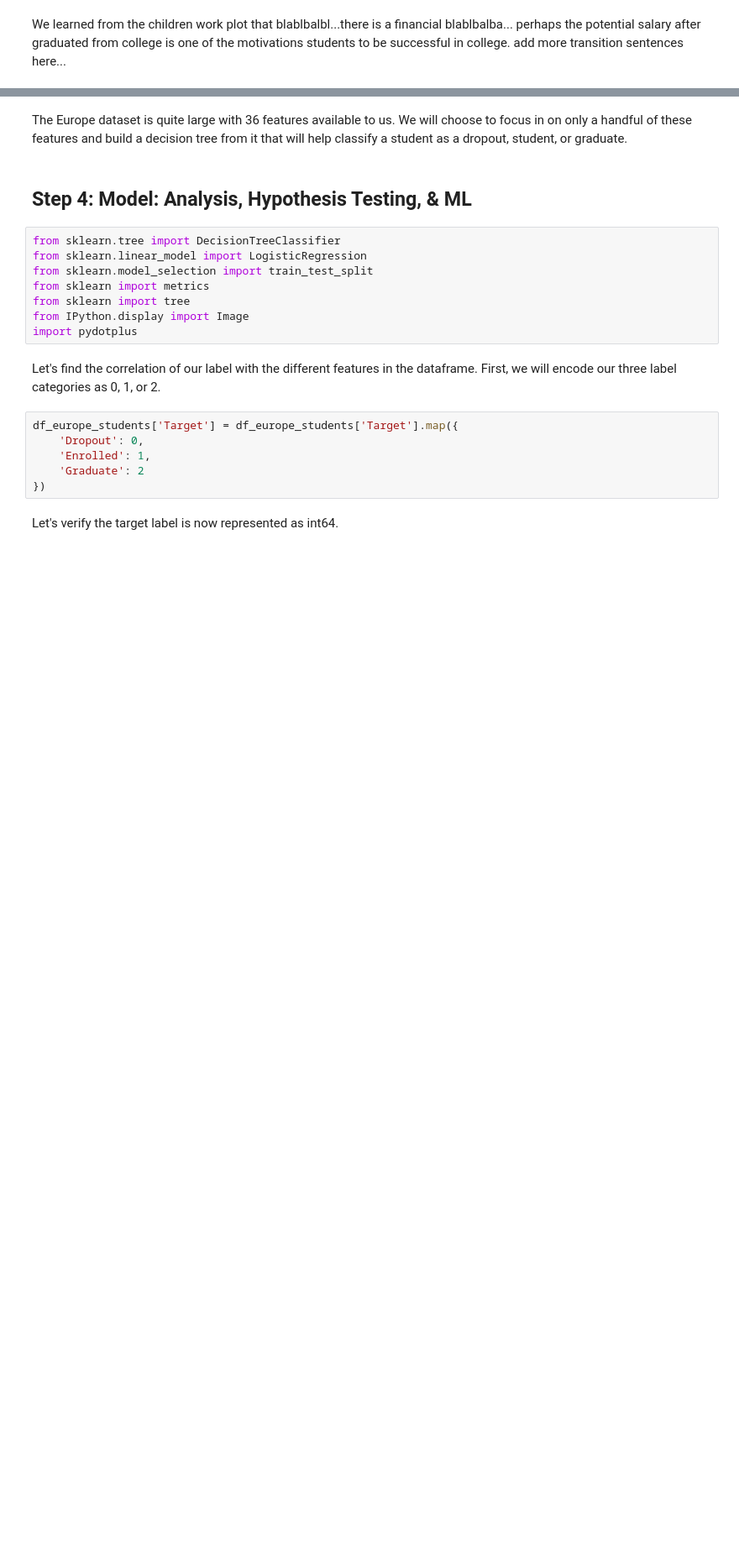
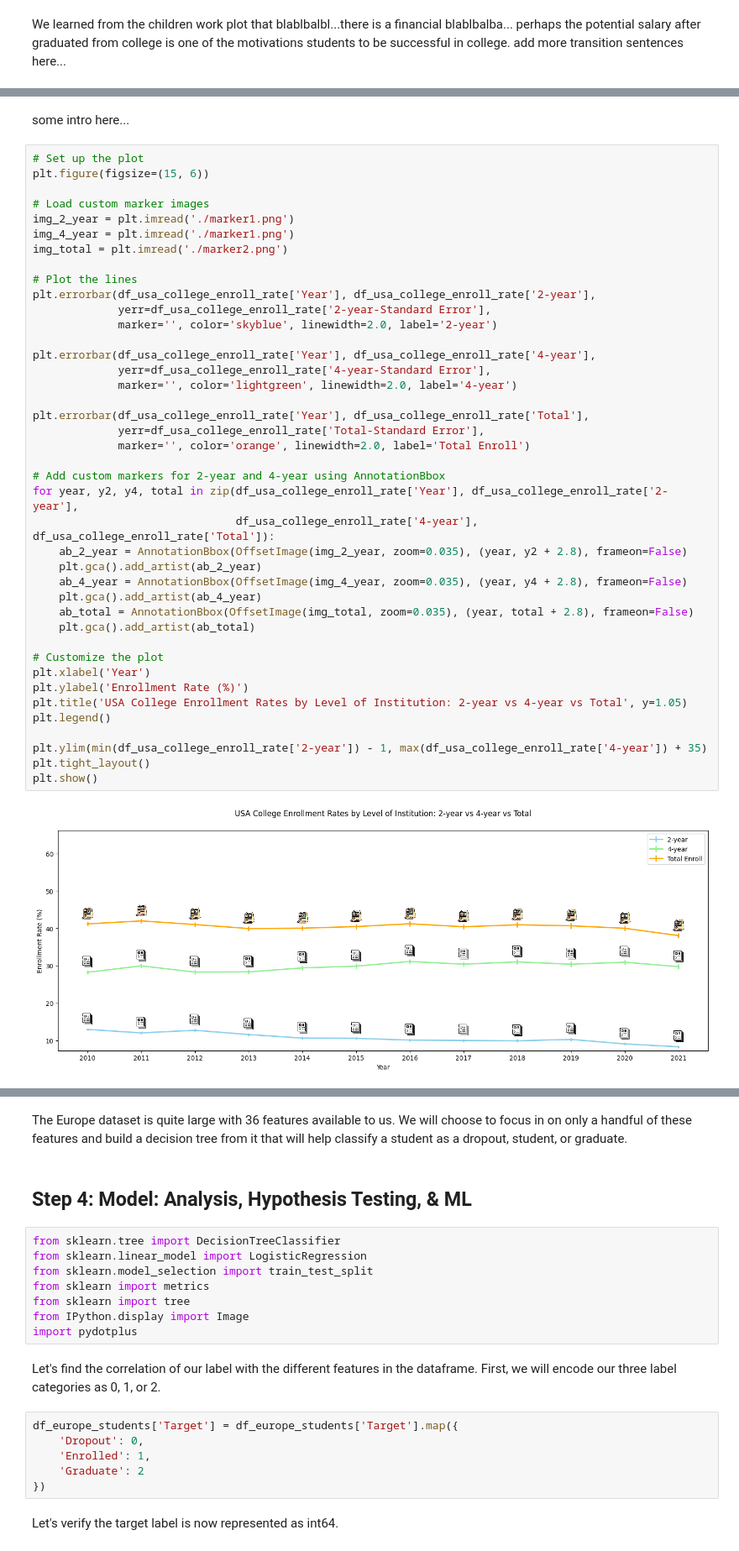
Before and after one commit to jerryliUMD/cmsc320_final_tutorial, a Jupyter notebook: tutorial.ipynb, the cells around one changed output, grey strips where cells are left out. Shown at 84% size. Drawn from its saved outputs; the diff is of its cells as text; blank space fills up the shorter version.

```diff
--- a/tutorial.ipynb
+++ b/tutorial.ipynb
@@ -235,0 +303,45 @@ We learned from the children work plot that blablbalbl...there is a financial bl
+# %% [markdown]
+some intro here...
+# %%
+# Set up the plot
+plt.figure(figsize=(15, 6))
+
+# Load custom marker images
+img_2_year = plt.imread('./marker1.png')
+img_4_year = plt.imread('./marker1.png')
+img_total = plt.imread('./marker2.png')
+
+# Plot the lines
+plt.errorbar(df_usa_college_enroll_rate['Year'], df_usa_college_enroll_rate['2-year'],
+             yerr=df_usa_college_enroll_rate['2-year-Standard Error'],
+             marker='', color='skyblue', linewidth=2.0, label='2-year')
+
+plt.errorbar(df_usa_college_enroll_rate['Year'], df_usa_college_enroll_rate['4-year'],
+             yerr=df_usa_college_enroll_rate['4-year-Standard Error'],
+             marker='', color='lightgreen', linewidth=2.0, label='4-year')
+
+plt.errorbar(df_usa_college_enroll_rate['Year'], df_usa_college_enroll_rate['Total'],
+             yerr=df_usa_college_enroll_rate['Total-Standard Error'],
+             marker='', color='orange', linewidth=2.0, label='Total Enroll')
+
+# Add custom markers for 2-year and 4-year using AnnotationBbox
+for year, y2, y4, total in zip(df_usa_college_enroll_rate['Year'], df_usa_college_enroll_rate['2-year'],
+                               df_usa_college_enroll_rate['4-year'], df_usa_college_enroll_rate['Total']):
+    ab_2_year = AnnotationBbox(OffsetImage(img_2_year, zoom=0.035), (year, y2 + 2.8), frameon=False)
+    plt.gca().add_artist(ab_2_year)
+    ab_4_year = AnnotationBbox(OffsetImage(img_4_year, zoom=0.035), (year, y4 + 2.8), frameon=False)
+    plt.gca().add_artist(ab_4_year)
+    ab_total = AnnotationBbox(OffsetImage(img_total, zoom=0.035), (year, total + 2.8), frameon=False)
+    plt.gca().add_artist(ab_total)
+
+# Customize the plot
+plt.xlabel('Year')
+plt.ylabel('Enrollment Rate (%)')
+plt.title('USA College Enrollment Rates by Level of Institution: 2-year vs 4-year vs Total', y=1.05)
+plt.legend()
+
+plt.ylim(min(df_usa_college_enroll_rate['2-year']) - 1, max(df_usa_college_enroll_rate['4-year']) + 35)
+plt.tight_layout()
+plt.show()
+# %% [output]
+[figure, added]
```
Also changed, not shown: parts of 21 cells of this notebook, 3 other files.
